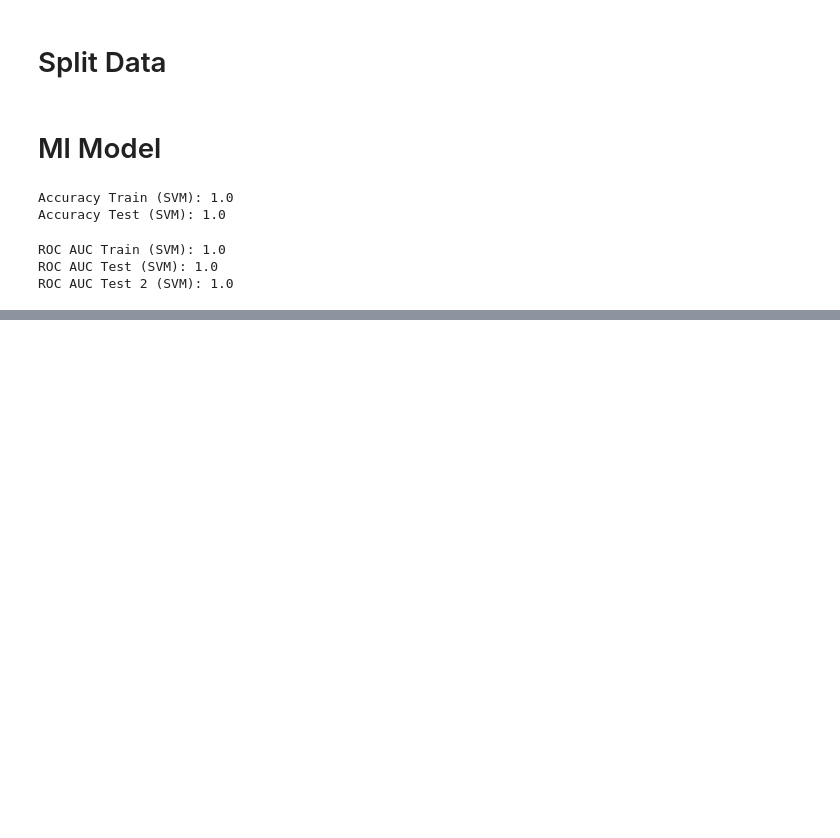
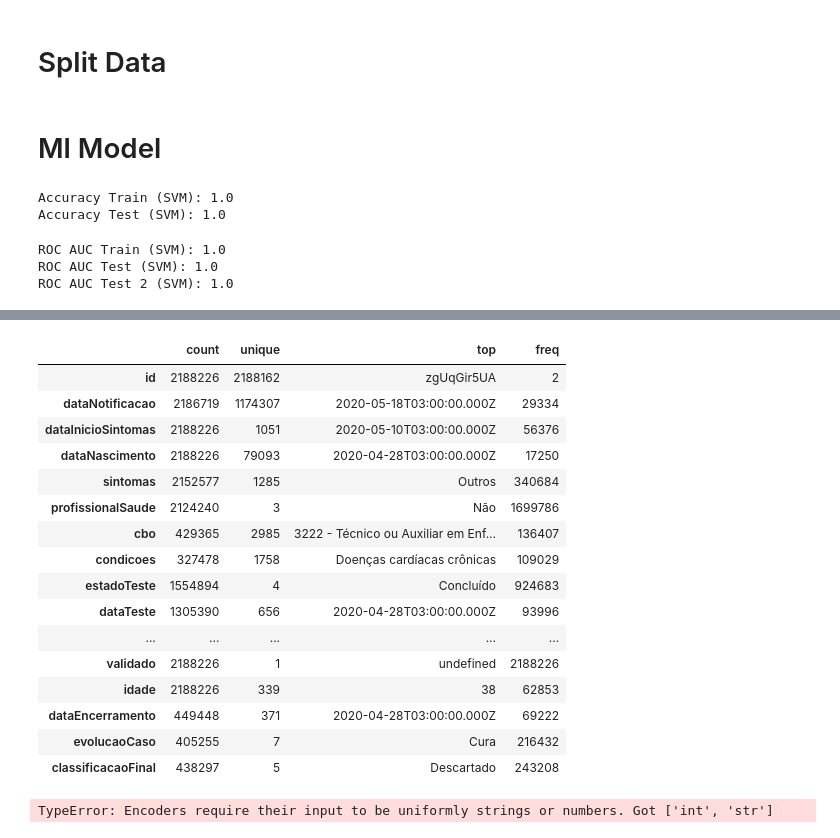
Before and after one commit to JT4v4res/Diagnostico-backend-GP, a Jupyter notebook: SVM_DIAGNOSIS_MODEL.ipynb, the cells around one changed output, grey strips where cells are left out. Drawn from its saved outputs; the diff is of its cells as text; code cells hidden in the pictures; blank space fills up the shorter version.

```diff
--- a/SVM_DIAGNOSIS_MODEL.ipynb
+++ b/SVM_DIAGNOSIS_MODEL.ipynb
@@ -18,6 +18,9 @@ from sklearn.metrics import accuracy_score
 # %%
 train = pd.read_csv('/content/drive/MyDrive/Classroom/GP 2023.02 IC/archive/Training.csv')
 test = pd.read_csv('/content/drive/MyDrive/Classroom/GP 2023.02 IC/archive/Testing.csv')
+# %%
+train_heart = pd.read_csv('/content/drive/MyDrive/Classroom/GP 2023.02 IC/archive/heart.csv')
+train_covid = pd.read_csv('/content/drive/MyDrive/Classroom/GP 2023.02 IC/archive/covid.csv', on_bad_lines='skip', sep=';')
 # %%
 print(f"train shape - {train.shape}")
 print(f"train shape - {test.shape}")
@@ -122,0 +181,31 @@ ROC AUC Test 2 (SVM): 1.0
+# %%
+train_covid.describe().T
+# %% [output]
+|  | count | unique | top | freq |
+| id | 2188226 | 2188162 | zgUqGir5UA | 2 |
+| dataNotificacao | 2186719 | 1174307 | 2020-05-18T03:00:00.000Z | 29334 |
+| dataInicioSintomas | 2188226 | 1051 | 2020-05-10T03:00:00.000Z | 56376 |
+| dataNascimento | 2188226 | 79093 | 2020-04-28T03:00:00.000Z | 17250 |
+| sintomas | 2152577 | 1285 | Outros | 340684 |
+| profissionalSaude | 2124240 | 3 | Não | 1699786 |
+| cbo | 429365 | 2985 | 3222 - Técnico ou Auxiliar em Enf... | 136407 |
+| condicoes | 327478 | 1758 | Doenças cardíacas crônicas | 109029 |
+| estadoTeste | 1554894 | 4 | Concluído | 924683 |
+| dataTeste | 1305390 | 656 | 2020-04-28T03:00:00.000Z | 93996 |
+| ... | ... | ... | ... | ... |
+| validado | 2188226 | 1 | undefined | 2188226 |
+| idade | 2188226 | 339 | 38 | 62853 |
+| dataEncerramento | 449448 | 371 | 2020-04-28T03:00:00.000Z | 69222 |
+| evolucaoCaso | 405255 | 7 | Cura | 216432 |
+| classificacaoFinal | 438297 | 5 | Descartado | 243208 |
+# %%
+train_covid = train_covid.dropna()
+train_covid = train_covid.drop([''] ,axis=1)
+
+
+train_covid = label_encode_columns(train_covid)
+train_covid = log_normalization(train_covid)
+
+y_covid = train_covid.pop('classificacaoFinal')
+# %% [output]
+TypeError: Encoders require their input to be uniformly strings or numbers. Got ['int', 'str']
```
Also changed, not shown: parts of 11 cells of this notebook.
